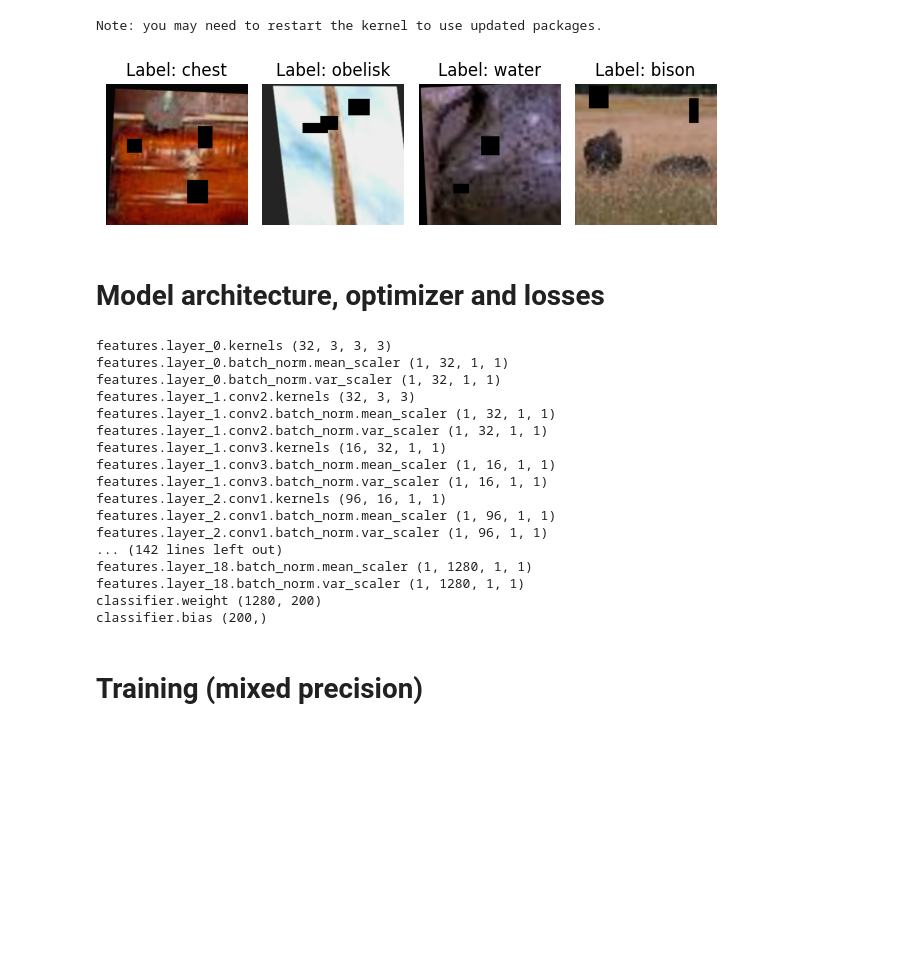
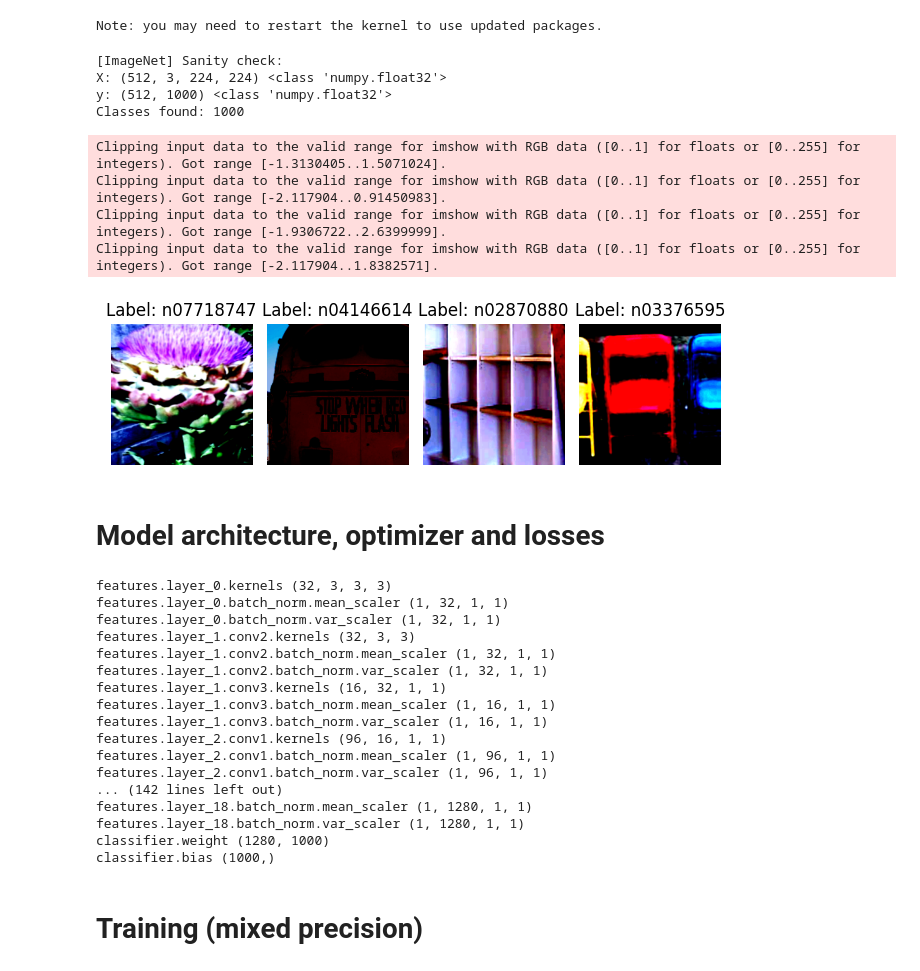
Before and after one commit to b-ionut-r/neurograd, a Jupyter notebook: alexnet (mobilenet) - ImageNet 1k.ipynb, the cells around one changed output. Cells and saved outputs as stored; diff of their text form; code cells hidden in the pictures; blank space fills up the shorter version.

```diff
--- a/alexnet (mobilenet) - ImageNet 1k.ipynb
+++ b/alexnet (mobilenet) - ImageNet 1k.ipynb
@@ -50,5 +47,4 @@ echo "[ImageNet Extract] Done."
 # %%
-
 # ================================================
 # ImageNet-1k: dataset setup using ImageFolder
 # ================================================
@@ -65,7 +61,7 @@ IMG_SHAPE    = (224, 224)
 IMG_MODE     = 'RGB'
 LABEL_SMOOTH = 0.1
 USE_ONE_HOT  = True
-BATCH_SIZE   = 256
+BATCH_SIZE   = 512
 # --------------------------------------------
 
 if not (IMAGENET_DIR / "train").exists() or not (IMAGENET_DIR / "val").exists():
@@ -88,21 +84,22 @@ target_tf   = (lambda i: to_one_hot(i, NUM_CLASSES)) if USE_ONE_HOT else None
 target_dtype = xp.float32 if USE_ONE_HOT else xp.int64
 
 train_aug = A.Compose([
-    A.RandomResizedCrop(height=IMG_SHAPE[0], width=IMG_SHAPE[1], scale=(0.08, 1.0), ratio=(3/4, 4/3)),
+    A.RandomResizedCrop(size=(IMG_SHAPE[0], IMG_SHAPE[1]), scale=(0.08, 1.0), ratio=(3/4, 4/3)),
     A.HorizontalFlip(p=0.5),
     A.ColorJitter(brightness=0.4, contrast=0.4, saturation=0.4, hue=0.05, p=0.8),
     A.CoarseDropout(
-        max_holes=1, min_holes=1,
-        max_height=32, max_width=32, min_height=16, min_width=16,
-        fill=0, p=0.25
+        num_holes_range=(1, 1),
+        hole_height_range=(0.05, 0.15),
+        hole_width_range=(0.05, 0.15),
+        p=0.25
     ),
-    A.Normalize(mean=(0.485,0.456,0.406), std=(0.229,0.224,0.225), max_pixel_value=255.0),
+    A.Normalize(mean=(0.485, 0.456, 0.406), std=(0.229, 0.224, 0.225), max_pixel_value=255.0),
 ])
 
 val_aug = A.Compose([
     A.SmallestMaxSize(max_size=256),
     A.CenterCrop(height=IMG_SHAPE[0], width=IMG_SHAPE[1]),
-    A.Normalize(mean=(0.485,0.456,0.406), std=(0.229,0.224,0.225), max_pixel_value=255.0),
+    A.Normalize(mean=(0.485, 0.456, 0.406), std=(0.229, 0.224, 0.225), max_pixel_value=255.0),
 ])
 
 train_ds = ImageFolder(
@@ -128,36 +125,45 @@ val_ds = ImageFolder(
     chw=True,
 )
 
-train_loader = DataLoader(train_ds, batch_size=BATCH_SIZE, shuffle=True)
-val_loader   = DataLoader(val_ds, batch_size=BATCH_SIZE, shuffle=False)
+train_loader = DataLoader(train_ds, batch_size=BATCH_SIZE, shuffle=True, num_workers=6, prefetch_batches=10)
+val_loader   = DataLoader(val_ds, batch_size=BATCH_SIZE, shuffle=False, num_workers=6, prefetch_batches=10)
 
 TARGET_MAPPING     = train_ds.target_mapping
 TARGET_INV_MAPPING = {v: k for k, v in TARGET_MAPPING.items()}
 TARGET_NAMES       = train_ds.target_names
 
-print('\\n[ImageNet] Sanity check:')
+print('\n[ImageNet] Sanity check:')
 xb, yb = next(iter(train_loader))
 print('X:', xb.shape, xb.dtype)
 print('y:', yb.shape, yb.dtype)
 print('Classes found:', train_ds.num_classes)
+# %% [output]
+[ImageNet] Sanity check:
+X: (512, 3, 224, 224) <class 'numpy.float32'>
+y: (512, 1000) <class 'numpy.float32'>
+Classes found: 1000
 # %%
 # Plot 4 random images
 
 indices = range(len(train_ds))
 chosen = random.sample(indices, 4)
 
 for i, idx in enumerate(chosen, 1):
   plt.subplot(1, 4, i)
   img, label = train_ds[idx]
   img = img.data.transpose(1, 2, 0).get()
-  label = TARGET_INV_MAPPING.get(label.data.argmax().item()).split("_")[1]
+  label = TARGET_INV_MAPPING.get(label.data.argmax().item())
   plt.axis("off")
   plt.imshow(img)
   plt.title(f"Label: {label}")
 plt.tight_layout()
 plt.show()
 # %% [output]
+Clipping input data to the valid range for imshow with RGB data ([0..1] for floats or [0..255] for integers). Got range [-1.3130405..1.5071024].
+Clipping input data to the valid range for imshow with RGB data ([0..1] for floats or [0..255] for integers). Got range [-2.117904..0.91450983].
+Clipping input data to the valid range for imshow with RGB data ([0..1] for floats or [0..255] for integers). Got range [-1.9306722..2.6399999].
+Clipping input data to the valid range for imshow with RGB data ([0..1] for floats or [0..255] for integers). Got range [-2.117904..1.8382571].
-[figure, old version]
+[figure, new version]
 # %% [markdown]
 # Model architecture, optimizer and losses
 # %%
@@ -336,7 +342,6 @@ def mobilenet_v2(num_classes=1000, width_mult=1.0, include_top=True, dropout=0.2
 # %%
 model = mobilenet_v2(num_classes=NUM_CLASSES, width_mult=1.0, include_top=True, dropout=0.2)
 
-checkpoint = None
 if checkpoint:
     model.load_state_dict(checkpoint["model"])
 
@@ -359,8 +364,8 @@ features.layer_2.conv1.batch_norm.var_scaler (1, 96, 1, 1)
 ... (142 lines left out)
 features.layer_18.batch_norm.mean_scaler (1, 1280, 1, 1)
 features.layer_18.batch_norm.var_scaler (1, 1280, 1, 1)
-classifier.weight (1280, 200)
-classifier.bias (200,)
+classifier.weight (1280, 1000)
+classifier.bias (1000,)
 # %%
 from neurograd.optim import AdamW, SGD, Adam
 from neurograd.nn.losses import CategoricalCrossEntropy
```
Also changed, not shown: parts of 6 cells of this notebook, 3 other files.
